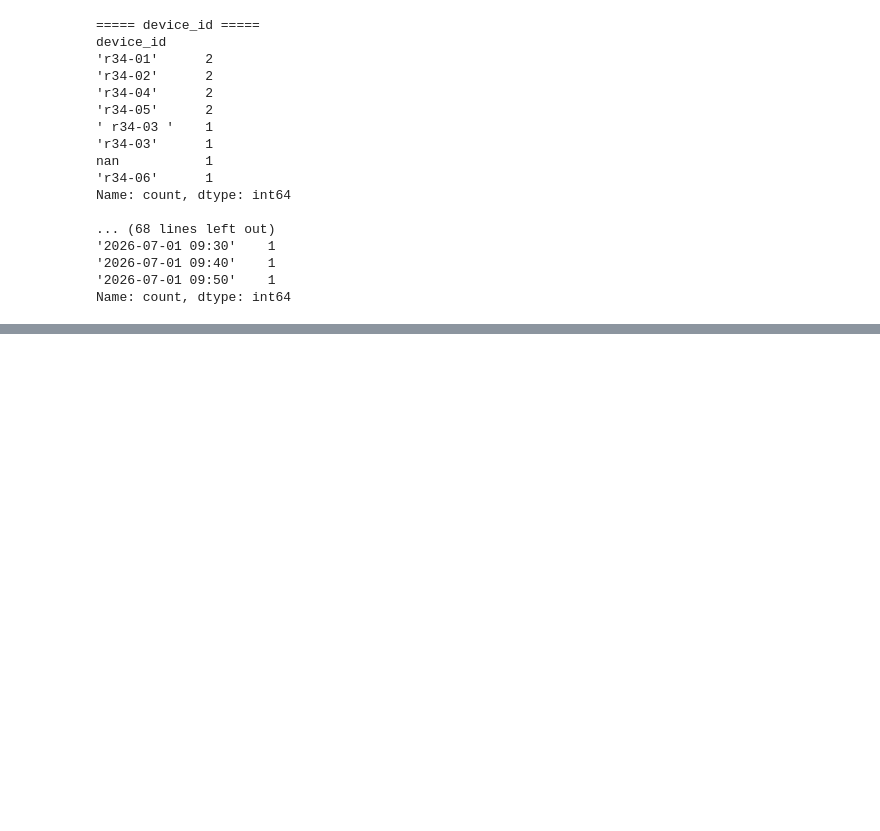
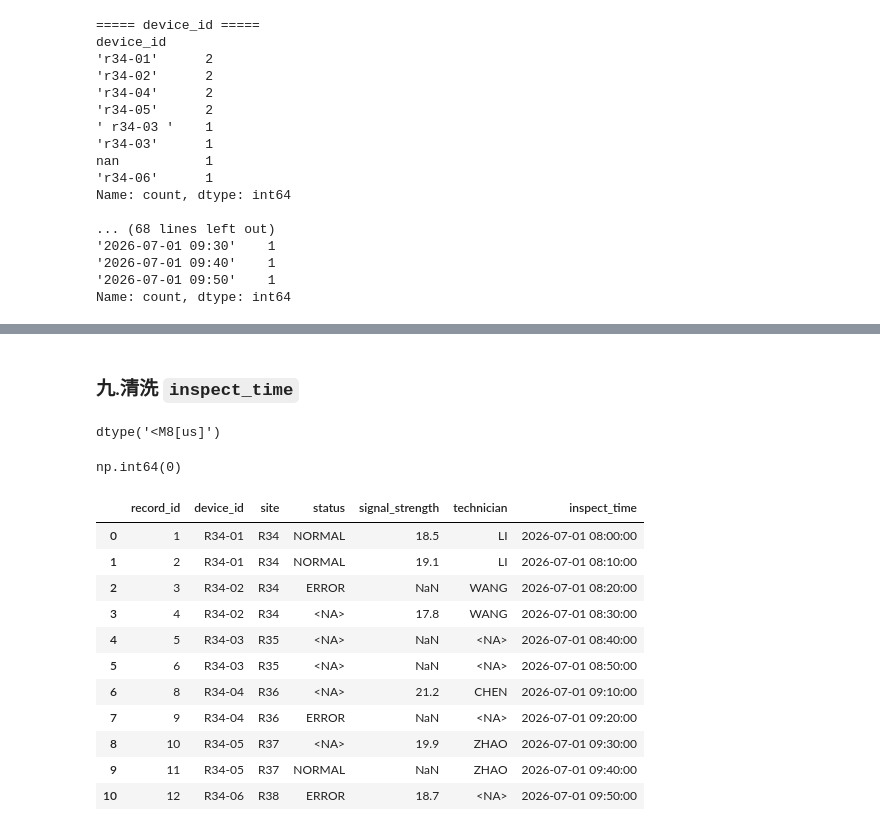
Before and after one commit to zhuimengren9527/projects, a Jupyter notebook: 02_sql_and_pandas/pandas_special_practice/01_cleaning/01_missing_value_cleaning/01_missing_value_cleaning.ipynb, the cells around one changed output, grey strips where cells are left out. Cells and saved outputs as stored; diff of their text form; code cells hidden in the pictures; blank space fills up the shorter version.

```diff
--- a/02_sql_and_pandas/pandas_special_practice/01_cleaning/01_missing_value_cleaning/01_missing_value_cleaning.ipynb
+++ b/02_sql_and_pandas/pandas_special_practice/01_cleaning/01_missing_value_cleaning/01_missing_value_cleaning.ipynb
@@ -256,0 +432,11 @@ Name: count, dtype: int64
+# %%
+# 1.转为 `string` 类型、去除首尾空格、统一大小写、规范化空值
+
+df_cleaning['status'] = (
+    df_cleaning['status']
+    .astype('string')
+    .str.strip()
+    .str.upper()
+    .replace(missing_markers)
+)
+df_cleaning['status']
@@ -256,0 +482,10 @@ Name: count, dtype: int64
+# %%
+# 1.转为 `string` 类型、去除首尾空格、统一大小写、规范化空值
+df_cleaning['signal_strength'] = (
+    df_cleaning['signal_strength']
+    .astype('string')
+    .str.strip()
+    .str.upper()
+    .replace(missing_markers)
+    .astype('float')
+)
@@ -256,0 +517,9 @@ Name: count, dtype: int64
+# %%
+# 1.转为 `string` 类型、去除首尾空格、统一大小写、规范化空值
+df_cleaning['technician'] = (
+    df_cleaning['technician']
+    .astype('string')
+    .str.strip()
+    .str.upper()
+    .replace(missing_markers)
+)
@@ -256,0 +543,34 @@ Name: count, dtype: int64
+# %% [markdown]
+### 九.清洗 `inspect_time`
+# %%
+# 1.转换为日期时间类型；无法解析的值统一转为 NaT
+df_cleaning["inspect_time"] = pd.to_datetime(
+    df_cleaning["inspect_time"],
+    format="%Y-%m-%d %H:%M",
+    errors="coerce"
+)
+# %%
+# 2.检查转换后的类型
+df_cleaning["inspect_time"].dtype
+# %% [output]
+dtype('<M8[us]')
+# %%
+# 检查是否存在转换失败或原本缺失的时间
+df_cleaning["inspect_time"].isna().sum()
+# %% [output]
+np.int64(0)
+# %%
+df_cleaning
+# %% [output]
+|  | record_id | device_id | site | status | signal_strength | technician | inspect_time |
+| 0 | 1 | R34-01 | R34 | NORMAL | 18.5 | LI | 2026-07-01 08:00:00 |
+| 1 | 2 | R34-01 | R34 | NORMAL | 19.1 | LI | 2026-07-01 08:10:00 |
+| 2 | 3 | R34-02 | R34 | ERROR | NaN | WANG | 2026-07-01 08:20:00 |
+| 3 | 4 | R34-02 | R34 | <NA> | 17.8 | WANG | 2026-07-01 08:30:00 |
+| 4 | 5 | R34-03 | R35 | <NA> | NaN | <NA> | 2026-07-01 08:40:00 |
+| 5 | 6 | R34-03 | R35 | <NA> | NaN | <NA> | 2026-07-01 08:50:00 |
+| 6 | 8 | R34-04 | R36 | <NA> | 21.2 | CHEN | 2026-07-01 09:10:00 |
+| 7 | 9 | R34-04 | R36 | ERROR | NaN | <NA> | 2026-07-01 09:20:00 |
+| 8 | 10 | R34-05 | R37 | <NA> | 19.9 | ZHAO | 2026-07-01 09:30:00 |
+| 9 | 11 | R34-05 | R37 | NORMAL | NaN | ZHAO | 2026-07-01 09:40:00 |
+| 10 | 12 | R34-06 | R38 | ERROR | 18.7 | <NA> | 2026-07-01 09:50:00 |
```
Also changed, not shown: parts of 29 cells of this notebook, 1 other file.
